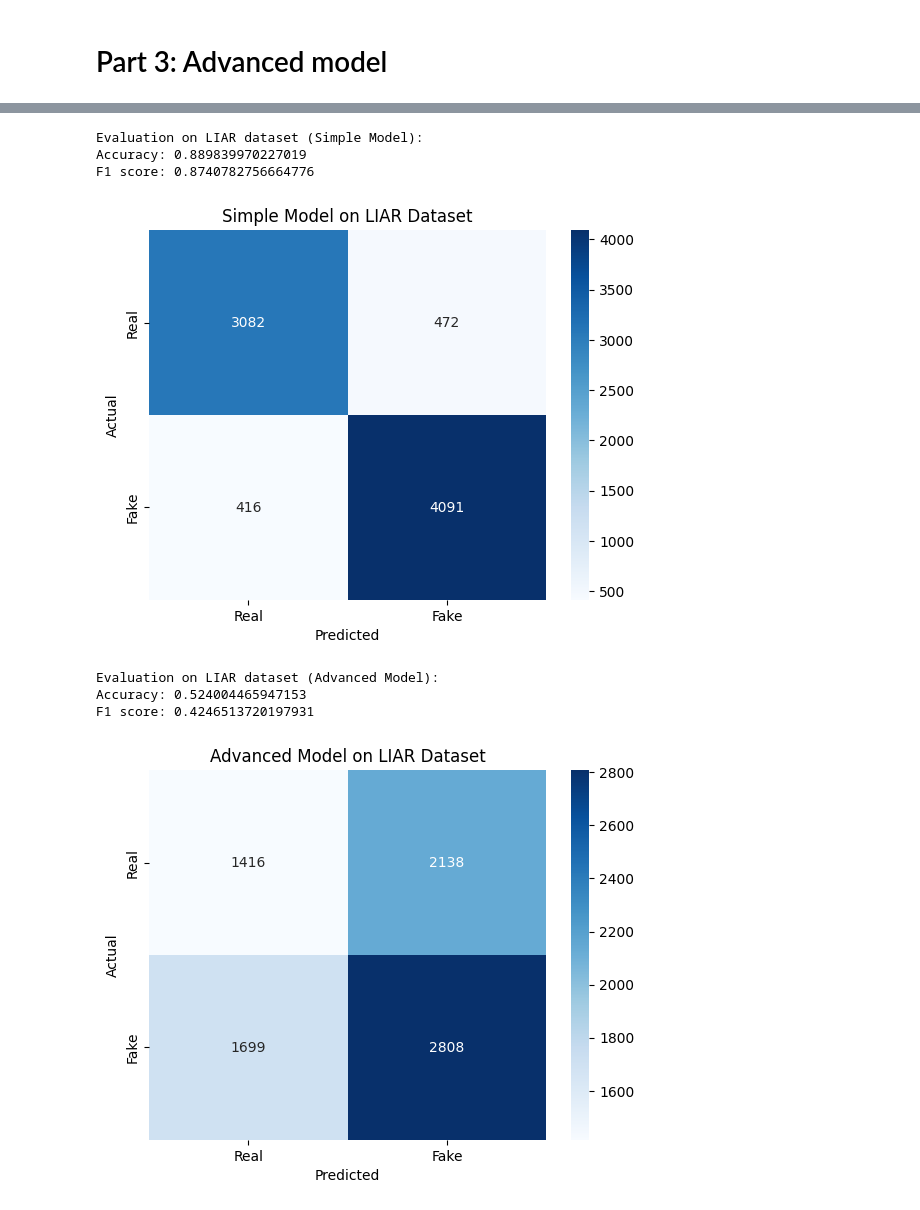
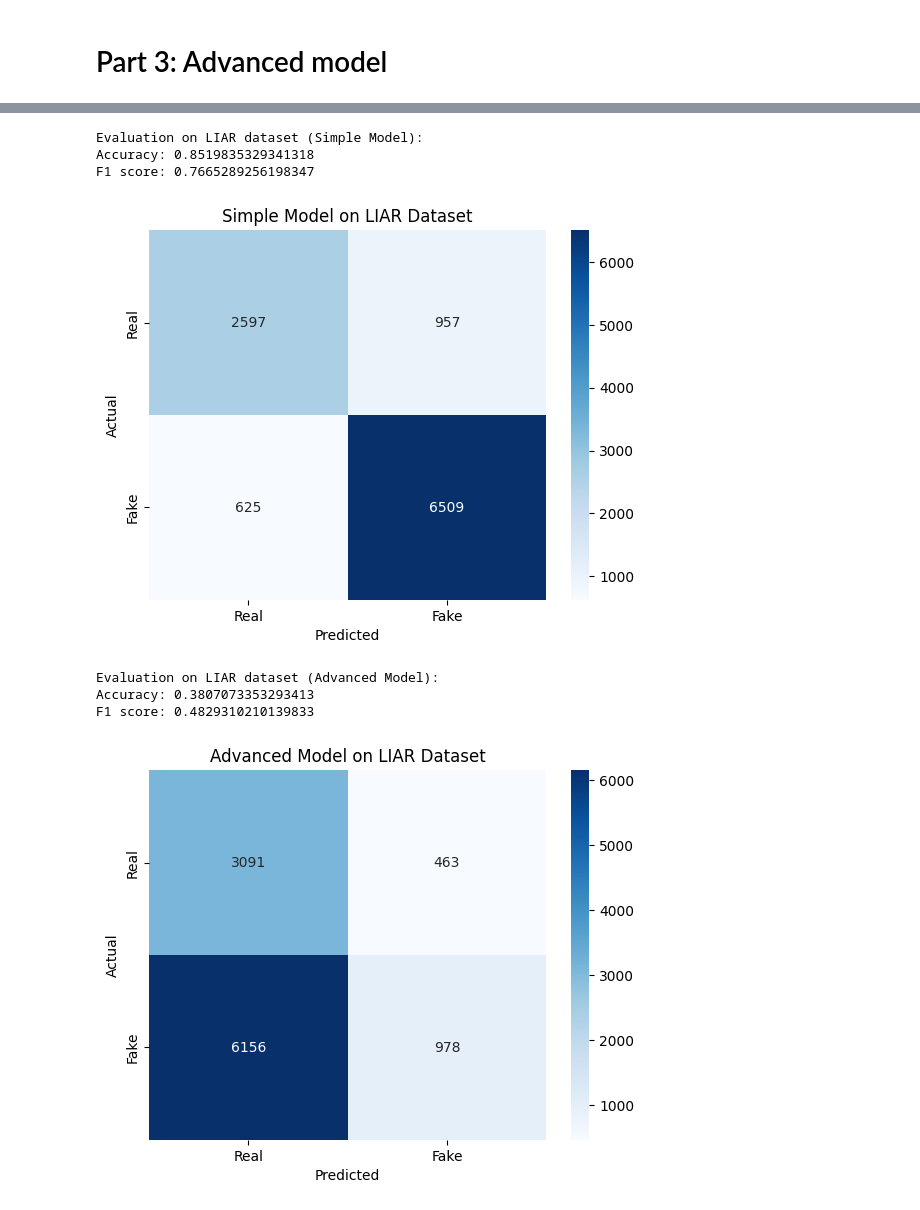
Before and after one commit to Feros47/GDS-Exam, a Jupyter notebook: fake-news.ipynb, the cells around one changed output, grey strips where cells are left out. Saved outputs shown, nothing was run; the diff lists cells and outputs as text; code cells hidden in the pictures.

```diff
--- a/fake-news.ipynb
+++ b/fake-news.ipynb
@@ -591,76 +610,59 @@ liar_test  = pd.read_csv('Datasets/test.tsv', sep='\t', header=None)
 liar_df = pd.concat([liar_train, liar_val, liar_test], ignore_index=True)
 
 # Process the LIAR dataset (assume column 2 contains text)
-liar_df[2] = liar_df[2].apply(clean_text)
+liar_df[3] = liar_df[2].apply(clean_text)
 liar_df[2] = liar_df[2].apply(tokenizer.tokenize)
 liar_df[2] = liar_df[2].apply(rmv_stopwords)
 liar_df[2] = liar_df[2].apply(stem_tokens)
 liar_df[2] = liar_df[2].apply(lambda tokens: ' '.join(tokens))
 
 # Filter for used labels and map to binary (example mapping)
-labels_used = ['pants-fire', 'false', 'mostly-true', 'true']
+labels_used = ['pants-fire', 'false', 'mostly-true', 'half-true' 'true']
 liar_df = liar_df.dropna(subset=[1])
 liar_df = liar_df[liar_df[1].isin(labels_used)]
-liar_df[1] = liar_df[1].map({'pants-fire': 1, 'false': 1, 'mostly-true': 0, 'true': 0})
+liar_df[1] = liar_df[1].map({'pants-fire': 1, 'false': 1, 'mostly-true': 0, 'half-true': 0, 'true': 0})
 liar_df = liar_df.dropna(subset=[2])
 
 # Build pipelines for LIAR evaluation with limited features (7000 combined)
 liar_bow_pipeline = Pipeline([
     ('vectorizer', CountVectorizer(max_features=3500, token_pattern=r'<[\w]+>|[\w]+')),
     ('scaler', StandardScaler(with_mean=False))
 ])
 # For combined features, create for content and title (here we use only column 2 as text)
 liar_features = liar_df[2]
 y_liar = liar_df[1]
 
 liar_bow = liar_bow_pipeline.fit_transform(liar_features, y_liar)
 # Train a simple logistic regression on LIAR (or load your adapted model)
 simple_model_liar = LogisticRegression(max_iter=10000, random_state=42)
 simple_model_liar.fit(liar_bow, y_liar)
 simple_pred_liar = simple_model_liar.predict(liar_bow)
 
 print("\nEvaluation on LIAR dataset (Simple Model):")
 print("Accuracy:", metrics.accuracy_score(y_liar, simple_pred_liar))
 print("F1 score:", metrics.f1_score(y_liar, simple_pred_liar))
 make_confusion_matrix(y_liar, simple_pred_liar, "Simple Model on LIAR Dataset")
 
-# For advanced model evaluation on LIAR using TF-IDF
-liar_tfidf_pipeline = Pipeline([
-    ('vectorizer', TfidfVectorizer(lowercase=False,
-                                   max_features=7000,
-                                   min_df=1,
-                                   max_df=0.9,
-                                   token_pattern=r'<[\w]+>|[\w]+',
-                                   ngram_range=(1, 1))),
-    ('scaler', StandardScaler(with_mean=False))
-])
-liar_tfidf = liar_tfidf_pipeline.fit_transform(liar_features, y_liar)
+# Load the saved TF-IDF pipeline that was used for training the advanced model
+tfidf_pipeline_2gram = load("models/tfidf_pipeline_2gram.joblib")
 
-# Function to create confusion matrix
-from sklearn import metrics
+# Transform the LIAR dataset using the same pipeline
+liar_tfidf = tfidf_pipeline_2gram.transform(liar_features)
 
-def make_confusion_matrix(y_true, y_pred, model_name):
-    """Plot a confusion matrix using seaborn heatmap."""
-    cm = metrics.confusion_matrix(y_true, y_pred, labels=[1, 0])
-    sns.heatmap(cm, annot=True, fmt='g', cmap='Blues',
-                xticklabels=['Real', 'Fake'], yticklabels=['Real', 'Fake'])
-    plt.xlabel('Predicted')
-    plt.ylabel('Actual')
-    plt.title(model_name)
-    plt.show()
+# Load the advanced model and perform evaluation
+advanced_model_loaded = load("models/svm_2gram.joblib")
+advanced_pred_liar = advanced_model_loaded.predict(liar_tfidf)
 
-# Assuming advanced_model_loaded (e.g. a SVM trained with TF-IDF) is compatible
-advanced_pred_liar = advanced_model_loaded.predict(liar_tfidf)
 print("\nEvaluation on LIAR dataset (Advanced Model):")
 print("Accuracy:", metrics.accuracy_score(y_liar, advanced_pred_liar))
 print("F1 score:", metrics.f1_score(y_liar, advanced_pred_liar))
 make_confusion_matrix(y_liar, advanced_pred_liar, "Advanced Model on LIAR Dataset")
 # %% [output]
 Evaluation on LIAR dataset (Simple Model):
-Accuracy: 0.889839970227019
-F1 score: 0.8740782756664776
+Accuracy: 0.8519835329341318
+F1 score: 0.7665289256198347
-[figure, old version]
+[figure, new version]
 Evaluation on LIAR dataset (Advanced Model):
-Accuracy: 0.524004465947153
-F1 score: 0.4246513720197931
+Accuracy: 0.3807073353293413
+F1 score: 0.4829310210139833
-[figure, old version]
+[figure, new version]
```
Also changed, not shown: parts of 17 cells of this notebook, 16 other files.
